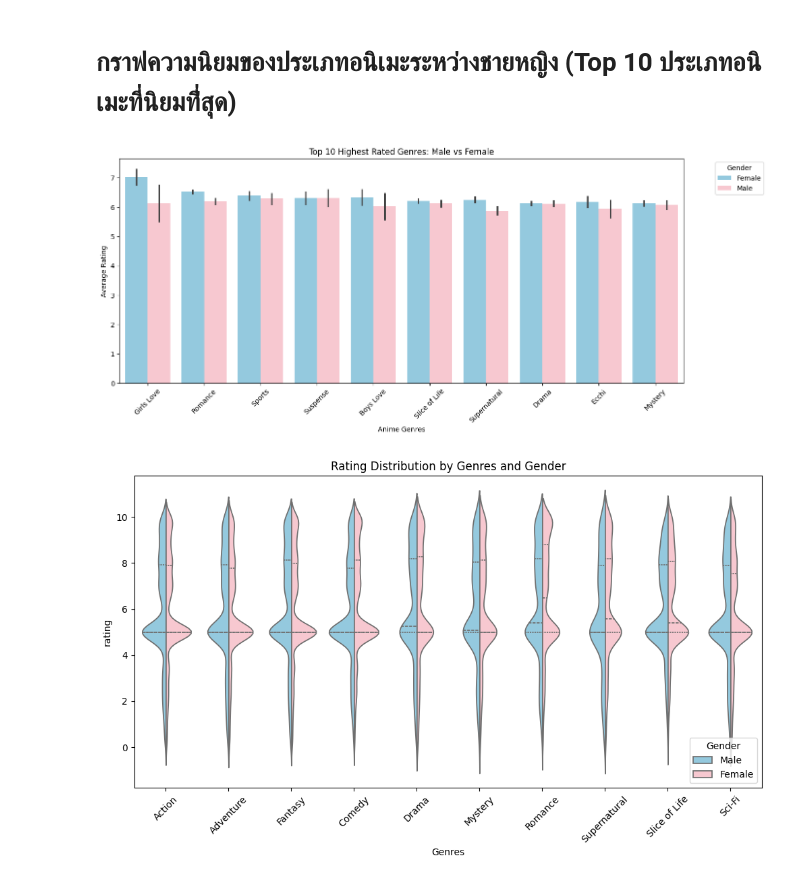
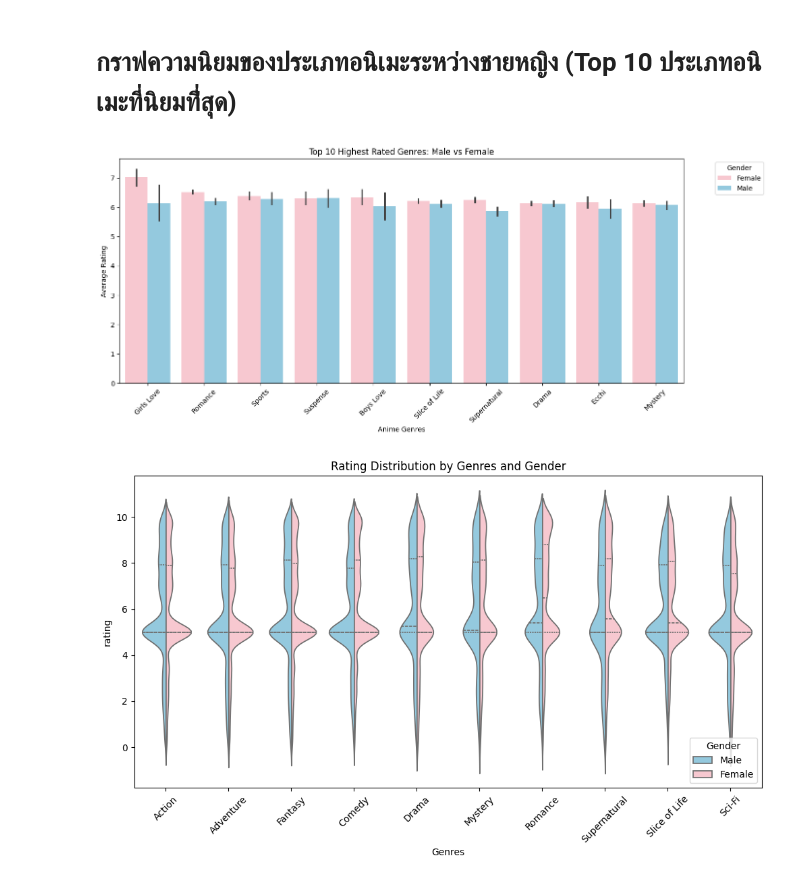
Before and after one commit to Catsack423/Anime2025-Rating-Sentiment-Analysis, a Jupyter notebook: merge/Grap.ipynb, the cells around one changed output. Cells and saved outputs as stored; diff of their text form; code cells hidden in the pictures.

```diff
--- a/merge/Grap.ipynb
+++ b/merge/Grap.ipynb
@@ -213,28 +213,30 @@ plt.show()
 # %% [markdown]
 # กราฟความนิยมของประเภทอนิเมะระหว่างชายหญิง (Top 10 ประเภทอนิเมะที่นิยมที่่สุด)
 # %%
-
 top_categories = df.groupby('Genres')['rating'].mean().nlargest(10).index
 
 df_top = df.loc[df['Genres'].isin(top_categories)]
+
 plt.figure(figsize=(15, 6))
+
 sns.barplot(
     data=df_top,
     x='Genres',
     y='rating',
     hue='pred_gender',
-    palette=['skyblue', 'pink'],
+    palette={'Male': 'skyblue', 'Female': 'pink'},  # กำหนดสีตรงเพศ
     order=top_categories
 )
 
 plt.title('Top 10 Highest Rated Genres: Male vs Female')
 plt.ylabel('Average Rating')
 plt.xlabel('Anime Genres')
 plt.legend(title='Gender', bbox_to_anchor=(1.05, 1), loc='upper left')
 plt.xticks(rotation=45)
+
 plt.show()
 # %% [output]
-[figure, old version]
+[figure, new version]
 # %%
 plt.figure(figsize=(12, 6))
 sns.violinplot(data=df_top, x='Genres', y='rating', hue='pred_gender',
```
Also changed, not shown: 9 other files.
